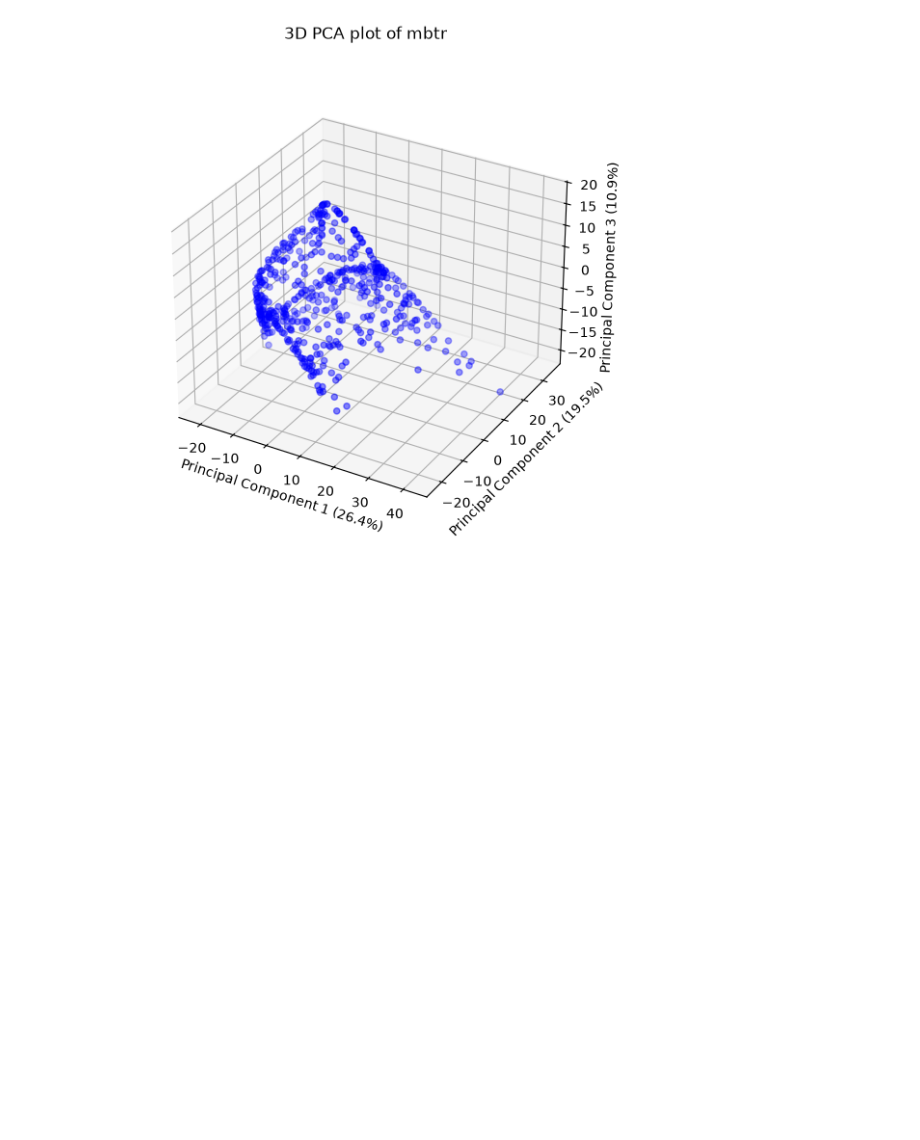
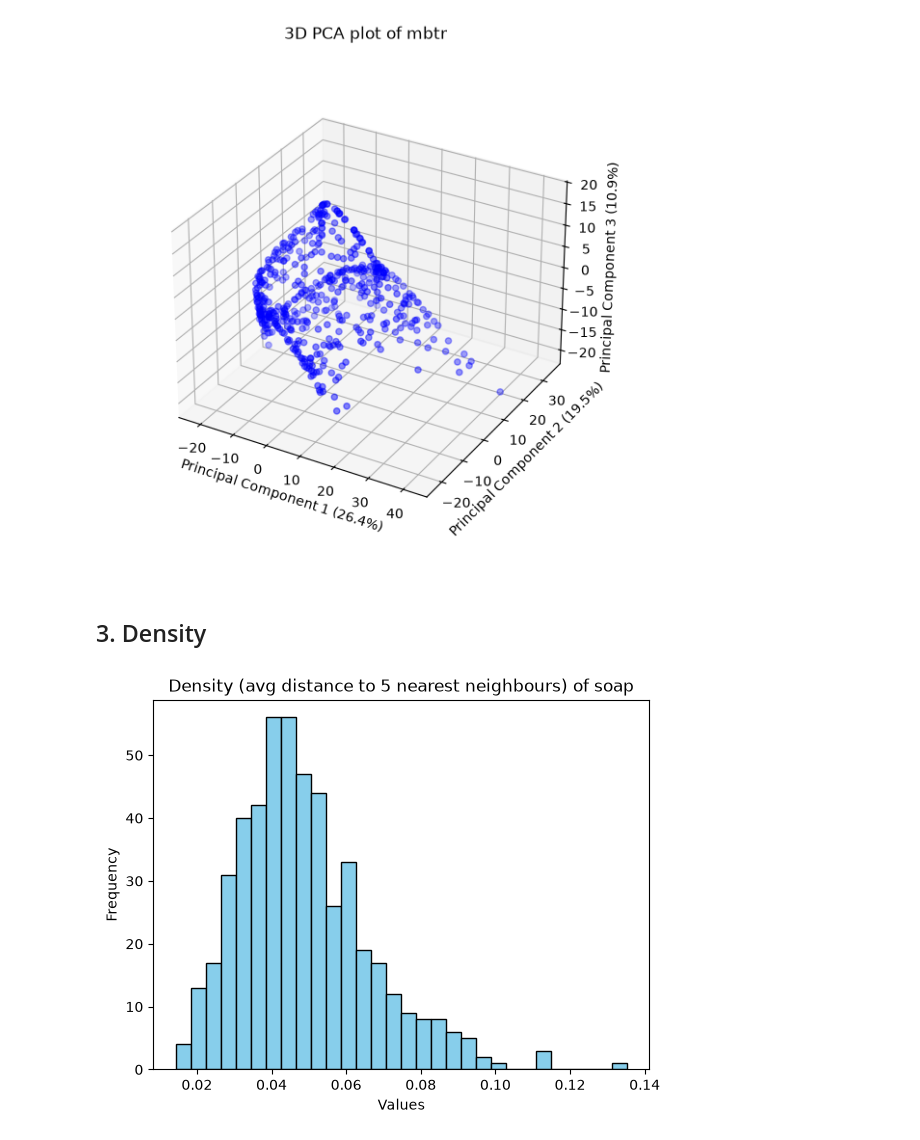
Before and after one commit to yoghurtfork/X-MACE-sampling, a Jupyter notebook: notebooks/visualising dataset.ipynb, the cells around one changed output. Saved outputs shown, nothing was run; the diff lists cells and outputs as text; code cells hidden in the pictures; blank space fills up the shorter version.

Commit message:
Visualise data as density plots

```diff
--- a/notebooks/visualising dataset.ipynb
+++ b/notebooks/visualising dataset.ipynb
@@ -47,7 +50,7 @@ transfer_atoms_list length: 500
 ## 0.2. Get descriptor matrix
 # %%
 DESCRIPTOR_TYPE = ["bond_lengths", "bond_angles", "energies", "encoded_energies", "soap", "acsf", "mbtr"]
-DESCRIPTOR = DESCRIPTOR_TYPE[6]  # choose the descriptor type to use
+DESCRIPTOR = DESCRIPTOR_TYPE[4]  # choose the descriptor type to use
 
 # matrix of descriptors for each geometry
 desc_matrix = []
@@ -125,3 +134,22 @@ plt.grid(True, linestyle="--", alpha=0.6)
 plt.show()
 # %% [output]
 [figure]
+# %% [markdown]
+## 3. Density
+# %%
+N_NEIGHBORS = 5
+
+nbrs = NearestNeighbors(n_neighbors=N_NEIGHBORS).fit(desc_matrix)
+distances, _ = nbrs.kneighbors(desc_matrix)
+
+density = distances.mean(axis=1)
+
+plt.hist(density, bins=30, color='skyblue', edgecolor='black')
+
+plt.title(f'Density (avg distance to {N_NEIGHBORS} nearest neighbours) of {DESCRIPTOR}')
+plt.xlabel('Values')
+plt.ylabel('Frequency')
+
+plt.show()
+# %% [output]
+[figure, added]
```
Also changed, not shown: parts of 2 cells of this notebook, 1 other file.
